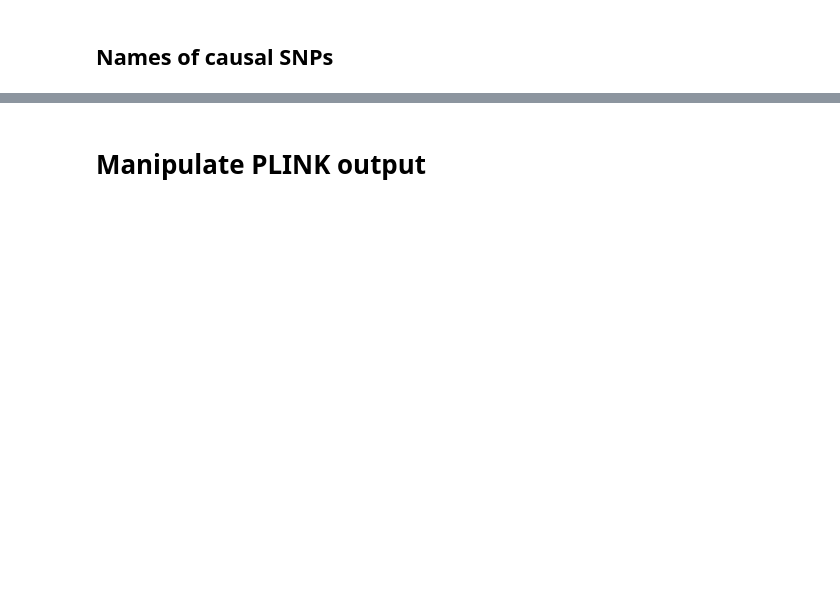
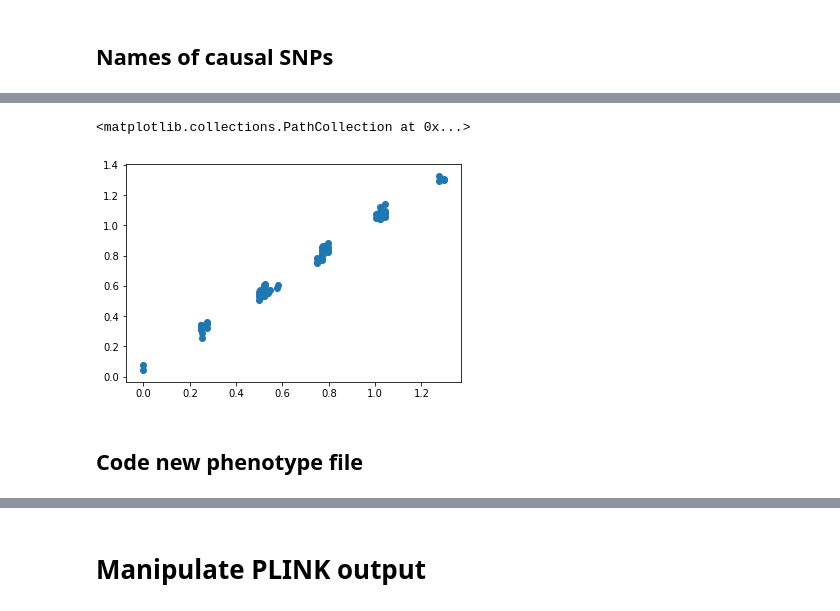
Before and after one commit to chagaz/practical-microbiomess-2017, a Jupyter notebook: Microbiome practical.ipynb, the cells around one changed output, grey strips where cells are left out. Cells and saved outputs as stored; diff of their text form; code cells hidden in the pictures; blank space fills up the shorter version.

```diff
--- a/Microbiome practical.ipynb
+++ b/Microbiome practical.ipynb
@@ -130,0 +132,2 @@ print causal_SNPs_names
+# %%
+phe = np.dot(causal_X, causal_weights)+0.1*np.random.random(size=causal_X.shape[0])
@@ -130,0 +139,7 @@ print causal_SNPs_names
+# %%
+plt.scatter(y_true, phe)
+# %% [output]
+<matplotlib.collections.PathCollection at 0x...>
+[figure, added]
+# %% [markdown]
+## Code new phenotype file
```
Also changed, not shown: parts of 86 cells of this notebook, 1 other file.
